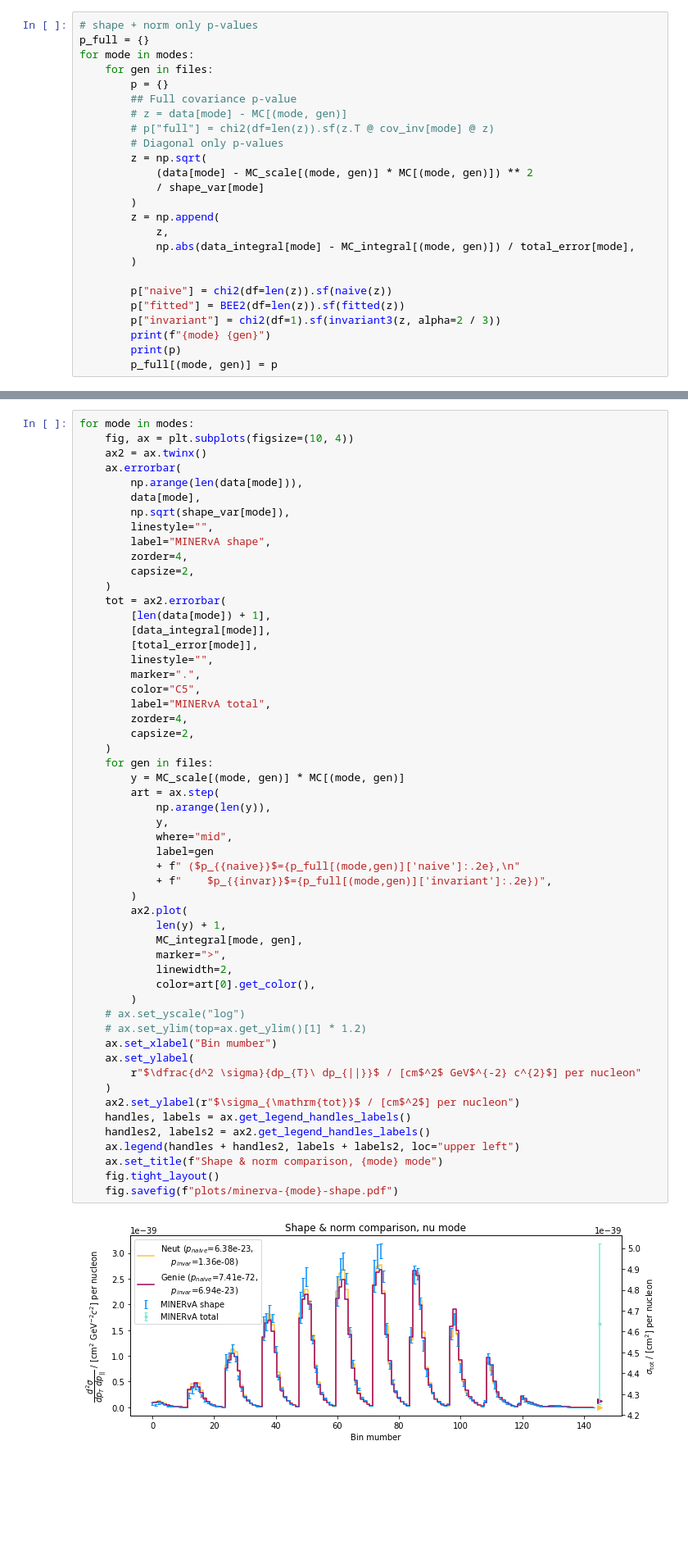
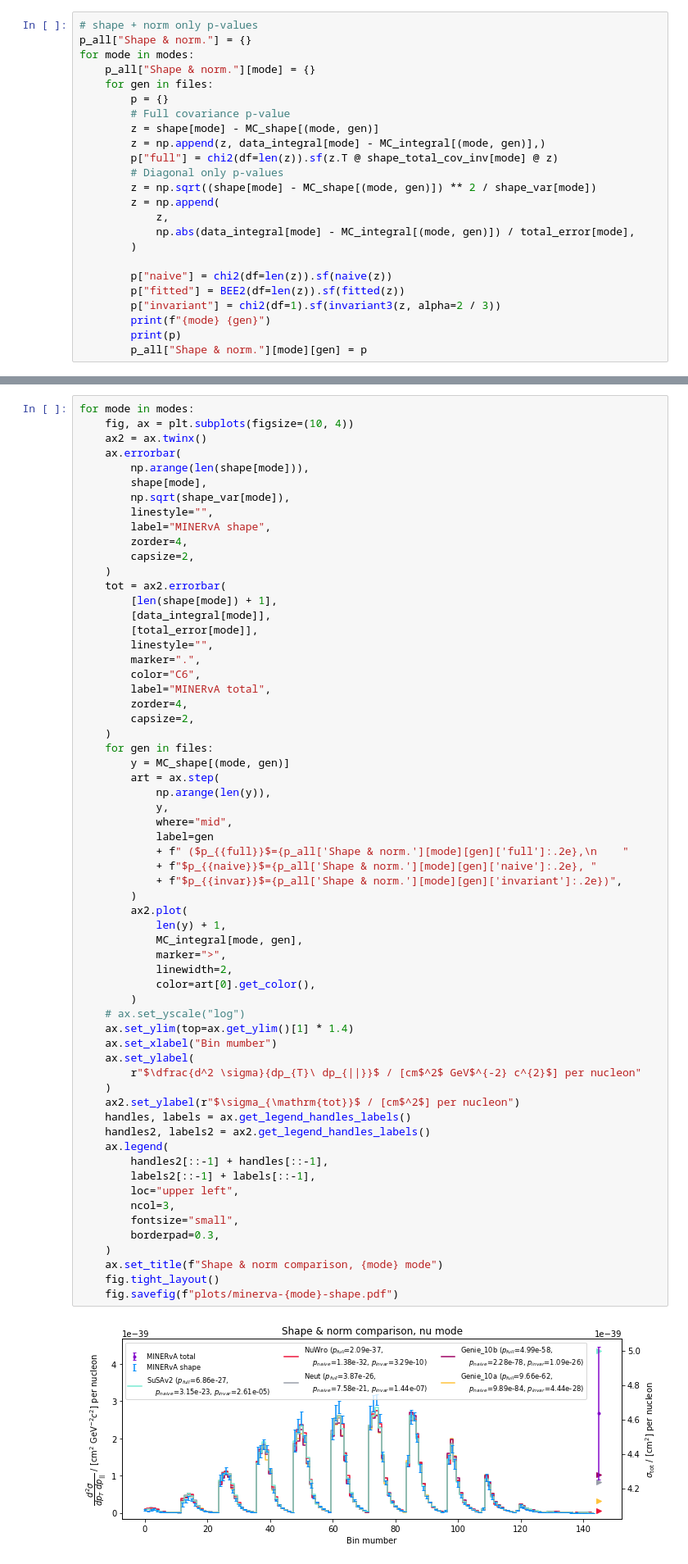
Before and after one commit to ast0815/covfit, a Jupyter notebook: MINERvA.ipynb, the cells around one changed output, grey strips where cells are left out. Shown at 82% size. Cells and saved outputs as stored; diff of their text form; blank space fills up the shorter version.

```diff
--- a/MINERvA.ipynb
+++ b/MINERvA.ipynb
@@ -210,17 +317,16 @@ nu Genie
 # %%
 # shape + norm only p-values
-p_full = {}
+p_all["Shape & norm."] = {}
 for mode in modes:
+    p_all["Shape & norm."][mode] = {}
     for gen in files:
         p = {}
-        ## Full covariance p-value
-        # z = data[mode] - MC[(mode, gen)]
-        # p["full"] = chi2(df=len(z)).sf(z.T @ cov_inv[mode] @ z)
+        # Full covariance p-value
+        z = shape[mode] - MC_shape[(mode, gen)]
+        z = np.append(z, data_integral[mode] - MC_integral[(mode, gen)],)
+        p["full"] = chi2(df=len(z)).sf(z.T @ shape_total_cov_inv[mode] @ z)
         # Diagonal only p-values
-        z = np.sqrt(
-            (data[mode] - MC_scale[(mode, gen)] * MC[(mode, gen)]) ** 2
-            / shape_var[mode]
-        )
+        z = np.sqrt((shape[mode] - MC_shape[(mode, gen)]) ** 2 / shape_var[mode])
         z = np.append(
             z,
             np.abs(data_integral[mode] - MC_integral[(mode, gen)]) / total_error[mode],
@@ -231,5 +337,5 @@ for mode in modes:
         p["invariant"] = chi2(df=1).sf(invariant3(z, alpha=2 / 3))
         print(f"{mode} {gen}")
         print(p)
-        p_full[(mode, gen)] = p
+        p_all["Shape & norm."][mode][gen] = p
 # %% [output]
@@ -242,8 +364,8 @@ for mode in modes:
     fig, ax = plt.subplots(figsize=(10, 4))
     ax2 = ax.twinx()
     ax.errorbar(
-        np.arange(len(data[mode])),
-        data[mode],
+        np.arange(len(shape[mode])),
+        shape[mode],
         np.sqrt(shape_var[mode]),
         linestyle="",
         label="MINERvA shape",
@@ -251,45 +373,53 @@ for mode in modes:
         capsize=2,
     )
     tot = ax2.errorbar(
-        [len(data[mode]) + 1],
+        [len(shape[mode]) + 1],
         [data_integral[mode]],
         [total_error[mode]],
         linestyle="",
         marker=".",
-        color="C5",
+        color="C6",
         label="MINERvA total",
         zorder=4,
         capsize=2,
     )
     for gen in files:
-        y = MC_scale[(mode, gen)] * MC[(mode, gen)]
+        y = MC_shape[(mode, gen)]
         art = ax.step(
             np.arange(len(y)),
             y,
             where="mid",
             label=gen
-            + f" ($p_{{naive}}$={p_full[(mode,gen)]['naive']:.2e},\n"
-            + f"    $p_{{invar}}$={p_full[(mode,gen)]['invariant']:.2e})",
+            + f" ($p_{{full}}$={p_all['Shape & norm.'][mode][gen]['full']:.2e},\n    "
+            + f"$p_{{naive}}$={p_all['Shape & norm.'][mode][gen]['naive']:.2e}, "
+            + f"$p_{{invar}}$={p_all['Shape & norm.'][mode][gen]['invariant']:.2e})",
         )
         ax2.plot(
             len(y) + 1,
             MC_integral[mode, gen],
             marker=">",
             linewidth=2,
             color=art[0].get_color(),
         )
     # ax.set_yscale("log")
-    # ax.set_ylim(top=ax.get_ylim()[1] * 1.2)
+    ax.set_ylim(top=ax.get_ylim()[1] * 1.4)
     ax.set_xlabel("Bin mumber")
     ax.set_ylabel(
         r"$\dfrac{d^2 \sigma}{dp_{T}\ dp_{||}}$ / [cm$^2$ GeV$^{-2} c^{2}$] per nucleon"
     )
     ax2.set_ylabel(r"$\sigma_{\mathrm{tot}}$ / [cm$^2$] per nucleon")
     handles, labels = ax.get_legend_handles_labels()
     handles2, labels2 = ax2.get_legend_handles_labels()
-    ax.legend(handles + handles2, labels + labels2, loc="upper left")
+    ax.legend(
+        handles2[::-1] + handles[::-1],
+        labels2[::-1] + labels[::-1],
+        loc="upper left",
+        ncol=3,
+        fontsize="small",
+        borderpad=0.3,
+    )
     ax.set_title(f"Shape & norm comparison, {mode} mode")
     fig.tight_layout()
     fig.savefig(f"plots/minerva-{mode}-shape.pdf")
 # %% [output]
-[figure, old version]
+[figure, new version]
```
Also changed, not shown: parts of 21 cells of this notebook, 9 other files.
